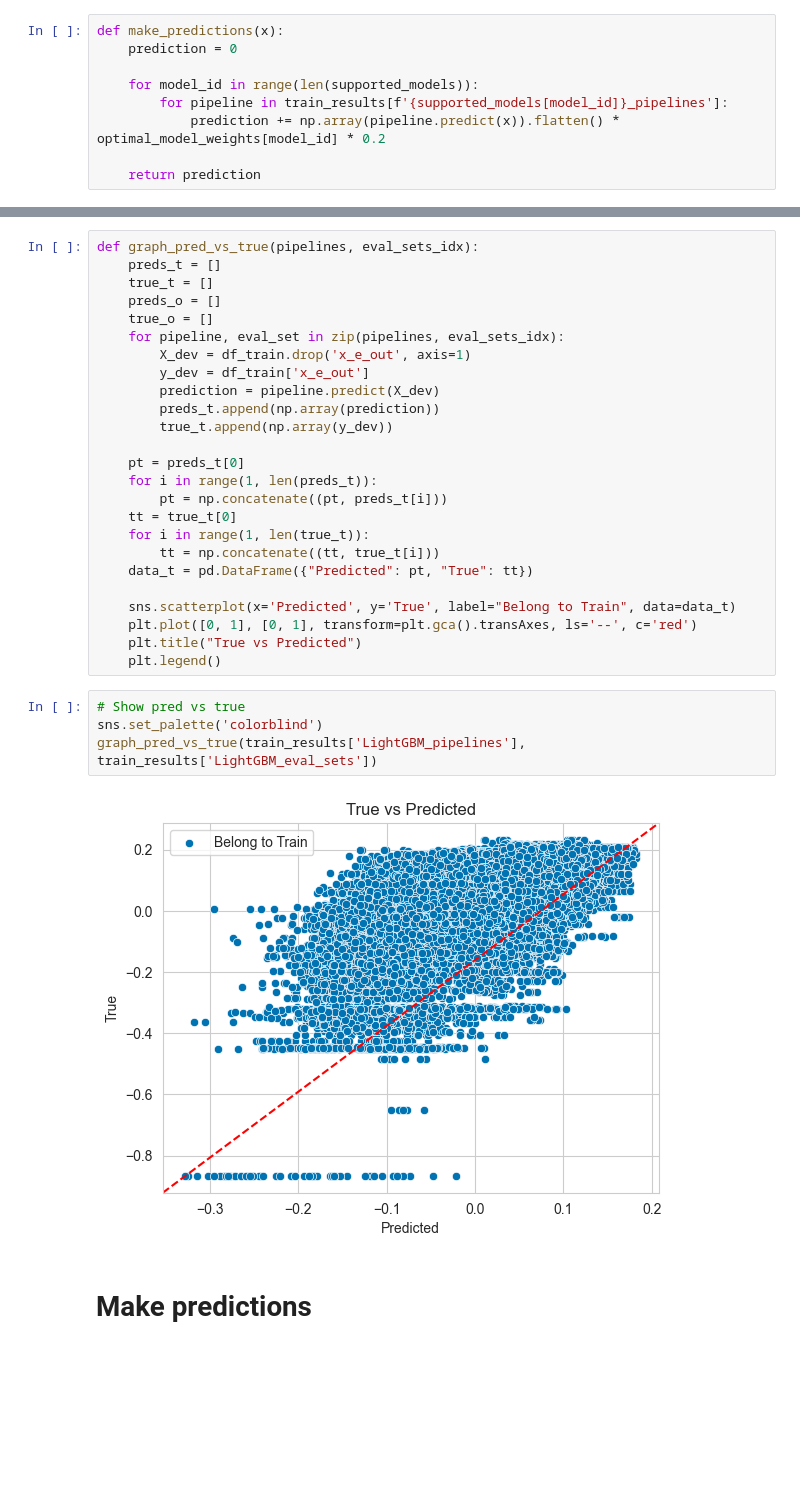
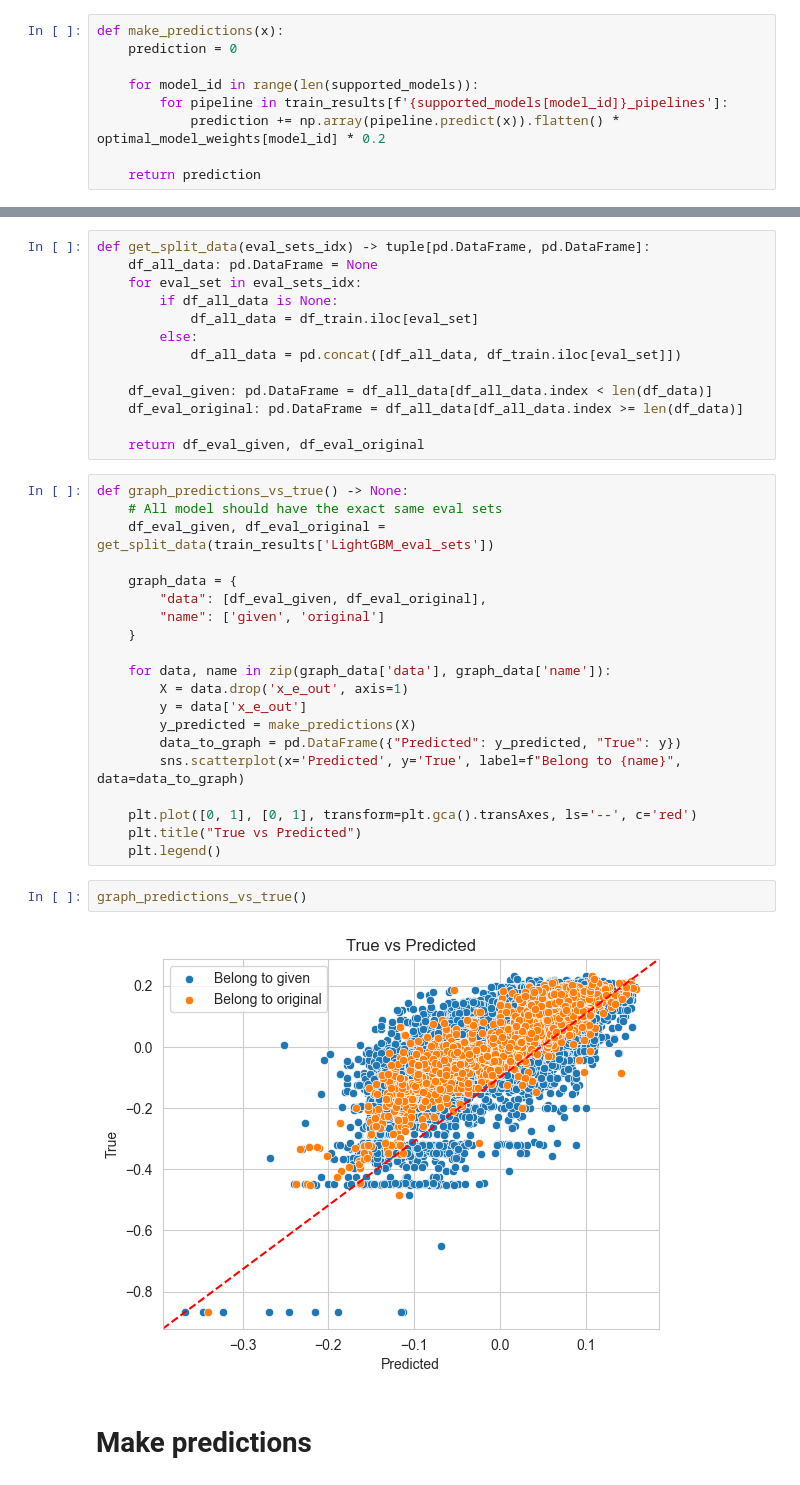
Before and after one commit to mnokno/FeatureImputationHeatFluxDataset, a Jupyter notebook: FeatureImputationHeatFluxDataset/src/FeatureImputationHeatFluxDataset.ipynb, the cells around one changed output, grey strips where cells are left out. Cells and saved outputs as stored; diff of their text form; blank space fills up the shorter version.

Commit message:
Updated prediction analysis

```diff
--- a/FeatureImputationHeatFluxDataset/src/FeatureImputationHeatFluxDataset.ipynb
+++ b/FeatureImputationHeatFluxDataset/src/FeatureImputationHeatFluxDataset.ipynb
@@ -724,33 +829,39 @@ plt.show()
-# %%
-def graph_pred_vs_true(pipelines, eval_sets_idx):
-    preds_t = []
-    true_t = []
-    preds_o = []
-    true_o = []
-    for pipeline, eval_set in zip(pipelines, eval_sets_idx):
-        X_dev = df_train.drop('x_e_out', axis=1)
-        y_dev = df_train['x_e_out']
-        prediction = pipeline.predict(X_dev)
-        preds_t.append(np.array(prediction))
-        true_t.append(np.array(y_dev))
-
-    pt = preds_t[0]
-    for i in range(1, len(preds_t)):
-        pt = np.concatenate((pt, preds_t[i]))
-    tt = true_t[0]
-    for i in range(1, len(true_t)):
-        tt = np.concatenate((tt, true_t[i]))
-    data_t = pd.DataFrame({"Predicted": pt, "True": tt})
-
-    sns.scatterplot(x='Predicted', y='True', label="Belong to Train", data=data_t)
-    plt.plot([0, 1], [0, 1], transform=plt.gca().transAxes, ls='--', c='red')
-    plt.title("True vs Predicted")
-    plt.legend()
-# %%
-# Show pred vs true
-sns.set_palette('colorblind')
-graph_pred_vs_true(train_results['LightGBM_pipelines'], train_results['LightGBM_eval_sets'])
-# %% [output]
-[figure, removed]
+# %%
+def get_split_data(eval_sets_idx) -> tuple[pd.DataFrame, pd.DataFrame]:
+    df_all_data: pd.DataFrame = None
+    for eval_set in eval_sets_idx:
+        if df_all_data is None:
+            df_all_data = df_train.iloc[eval_set]
+        else:
+            df_all_data = pd.concat([df_all_data, df_train.iloc[eval_set]])
+
+    df_eval_given: pd.DataFrame = df_all_data[df_all_data.index < len(df_data)]
+    df_eval_original: pd.DataFrame = df_all_data[df_all_data.index >= len(df_data)]
+
+    return df_eval_given, df_eval_original
+# %%
+def graph_predictions_vs_true() -> None:
+    # All model should have the exact same eval sets
+    df_eval_given, df_eval_original = get_split_data(train_results['LightGBM_eval_sets'])
+
+    graph_data = {
+        "data": [df_eval_given, df_eval_original],
+        "name": ['given', 'original']
+    }
+
+    for data, name in zip(graph_data['data'], graph_data['name']):
+        X = data.drop('x_e_out', axis=1)
+        y = data['x_e_out']
+        y_predicted = make_predictions(X)
+        data_to_graph = pd.DataFrame({"Predicted": y_predicted, "True": y})
+        sns.scatterplot(x='Predicted', y='True', label=f"Belong to {name}", data=data_to_graph)
+
+    plt.plot([0, 1], [0, 1], transform=plt.gca().transAxes, ls='--', c='red')
+    plt.title("True vs Predicted")
+    plt.legend()
+# %%
+graph_predictions_vs_true()
+# %% [output]
+[figure, added]
 # %% [markdown]
 # Make predictions
```
Also changed, not shown: parts of 25 cells of this notebook, 1 other file.
